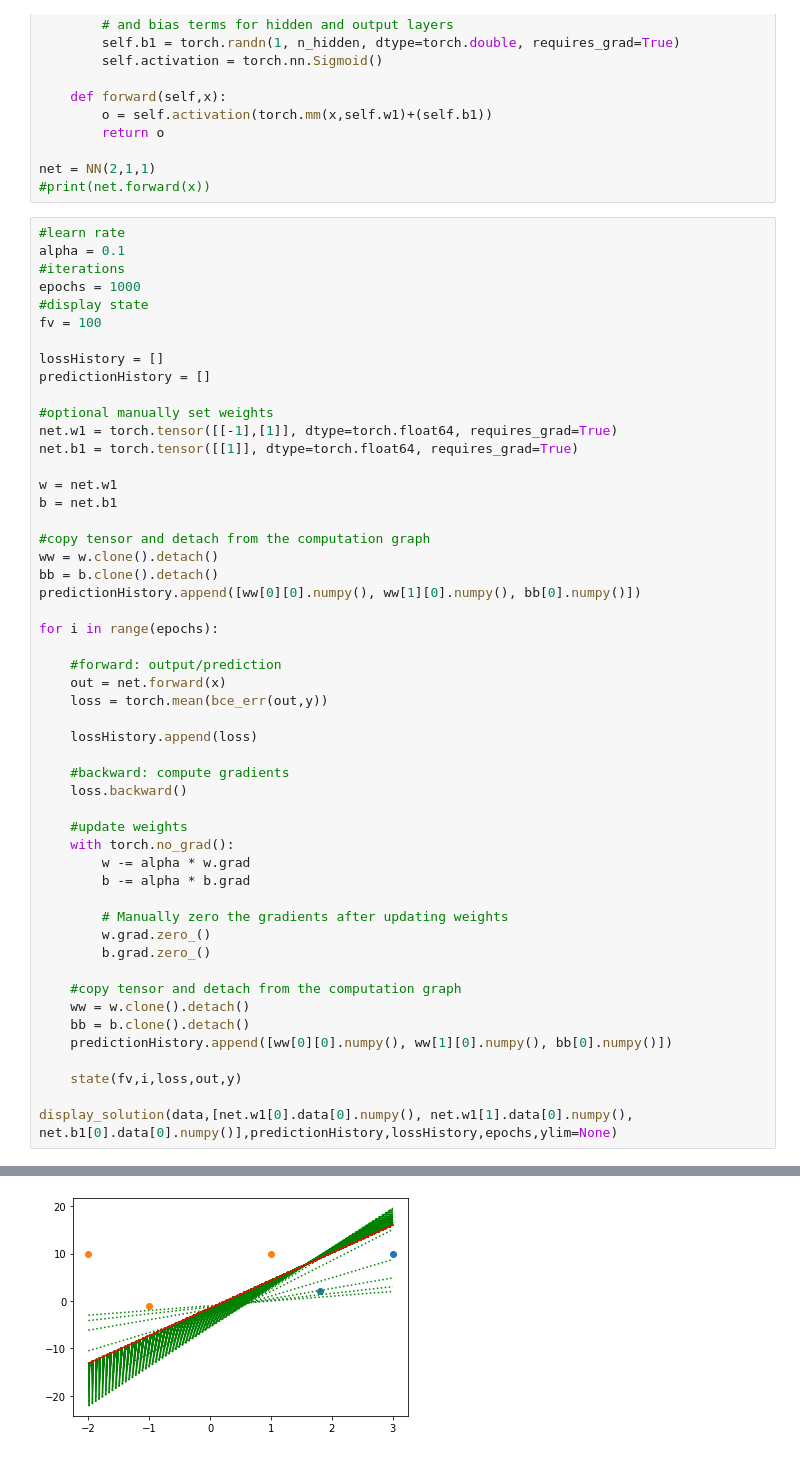
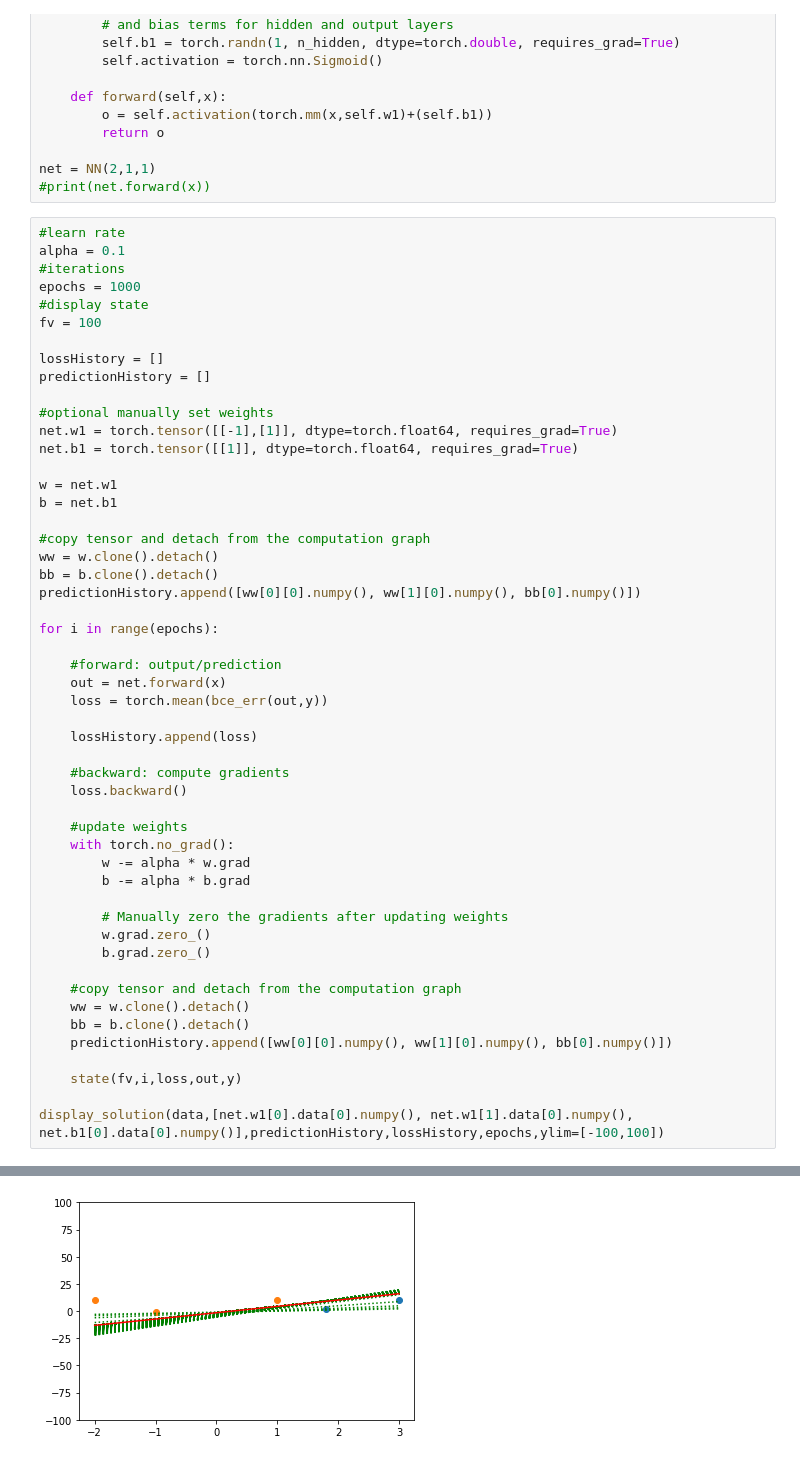
Before and after one commit to mihai2014/mihai2014.github.io, a Jupyter notebook: ml/Pytorch/1b-2inputs-1output.ipynb, the cells around one changed output, grey strips where cells are left out. Cells and saved outputs as stored; diff of their text form.

```diff
--- a/ml/Pytorch/1b-2inputs-1output.ipynb
+++ b/ml/Pytorch/1b-2inputs-1output.ipynb
@@ -134,32 +134,32 @@ for i in range(epochs):
         b.grad.zero_()
 
     #copy tensor and detach from the computation graph
     ww = w.clone().detach()
     bb = b.clone().detach()
     predictionHistory.append([ww[0][0].numpy(), ww[1][0].numpy(), bb[0].numpy()])
 
     state(fv,i,loss,out,y)
 
-display_solution(data,[net.w1[0].data[0].numpy(), net.w1[1].data[0].numpy(), net.b1[0].data[0].numpy()],predictionHistory,lossHistory,epochs,ylim=None)
+display_solution(data,[net.w1[0].data[0].numpy(), net.w1[1].data[0].numpy(), net.b1[0].data[0].numpy()],predictionHistory,lossHistory,epochs,ylim=[-100,100])
 # %% [output]
 ========== Epoch 0 ==========
 loss= tensor(1.9554, dtype=torch.float64, grad_fn=<MeanBackward0>)
 accuracy= 0.6
 
 ========== Epoch 100 ==========
 loss= tensor(0.0662, dtype=torch.float64, grad_fn=<MeanBackward0>)
 accuracy= 1.0
 
 ========== Epoch 200 ==========
 loss= tensor(0.0399, dtype=torch.float64, grad_fn=<MeanBackward0>)
 accuracy= 1.0
 
 ... (23 lines left out)
 
 ========== Epoch 900 ==========
 loss= tensor(0.0105, dtype=torch.float64, grad_fn=<MeanBackward0>)
 accuracy= 1.0
 [figure]
 (100,)
 (100,)
-[figure, old version]
+[figure, new version]
```
Also changed, not shown: parts of 3 cells of this notebook, 5 other files.
